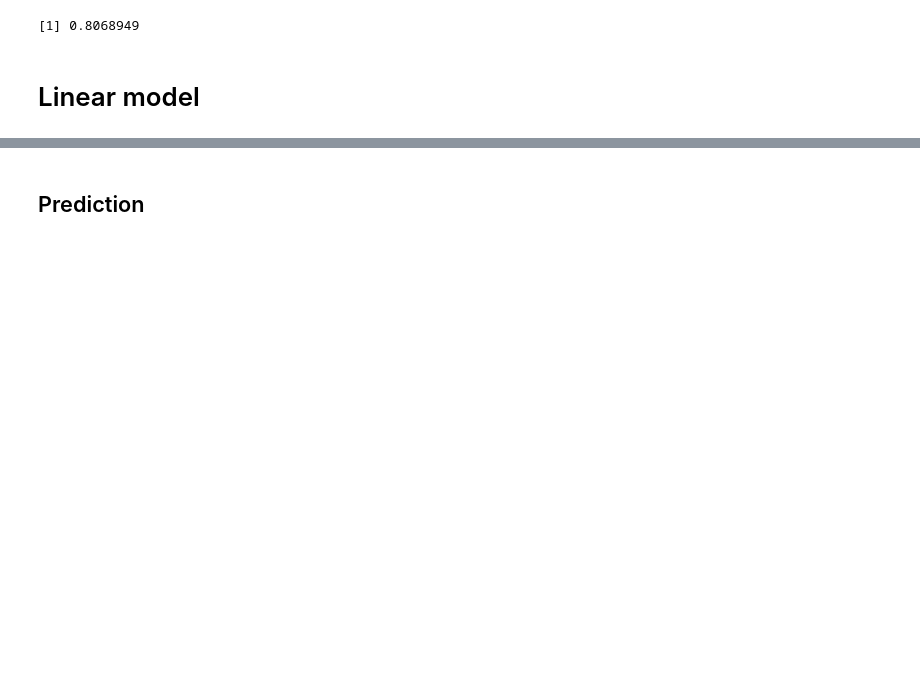
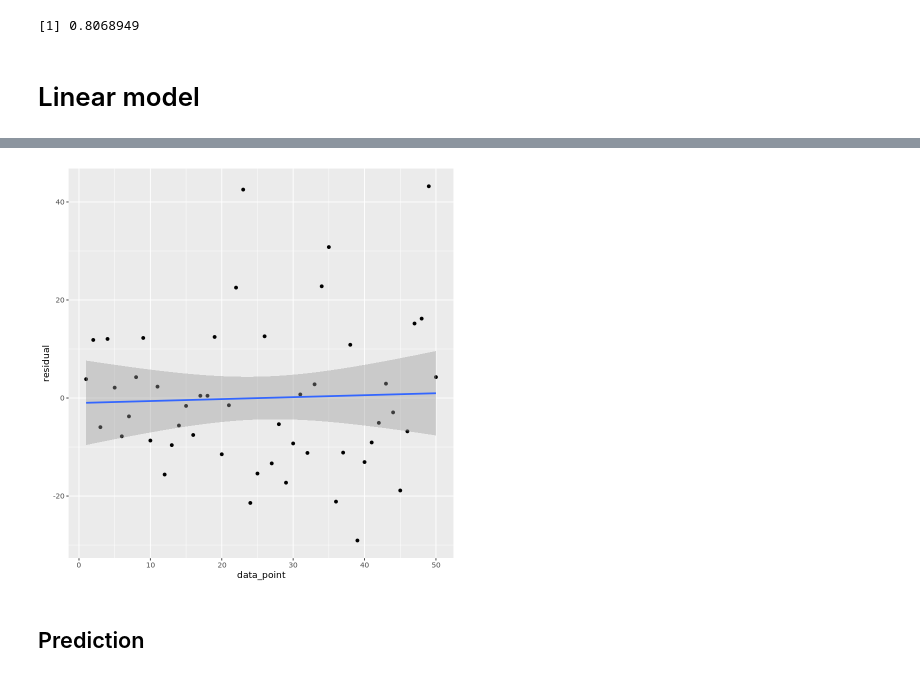
Before and after one commit to cjc77/r_statistics_tutorial, a Jupyter notebook: linear_regression.ipynb, the cells around one changed output, grey strips where cells are left out. Drawn from its saved outputs; the diff is of its cells as text; code cells hidden in the pictures; blank space fills up the shorter version.

```diff
--- a/linear_regression.ipynb
+++ b/linear_regression.ipynb
@@ -118,3 +181,11 @@ A anova: 2 × 6
+# %%
+res_df <- tibble(data_point = seq_len(length(res$resid)), residual = res$resid)
+ggplot(res_df) +
+    aes(x = data_point, y = residual) +
+    geom_point() +
+    geom_smooth(method = "lm", formula = y ~ x)
+# %% [output]
+[figure, added]
 # %% [markdown]
 ## Prediction
 # %%
```
Also changed, not shown: parts of 25 cells of this notebook.
